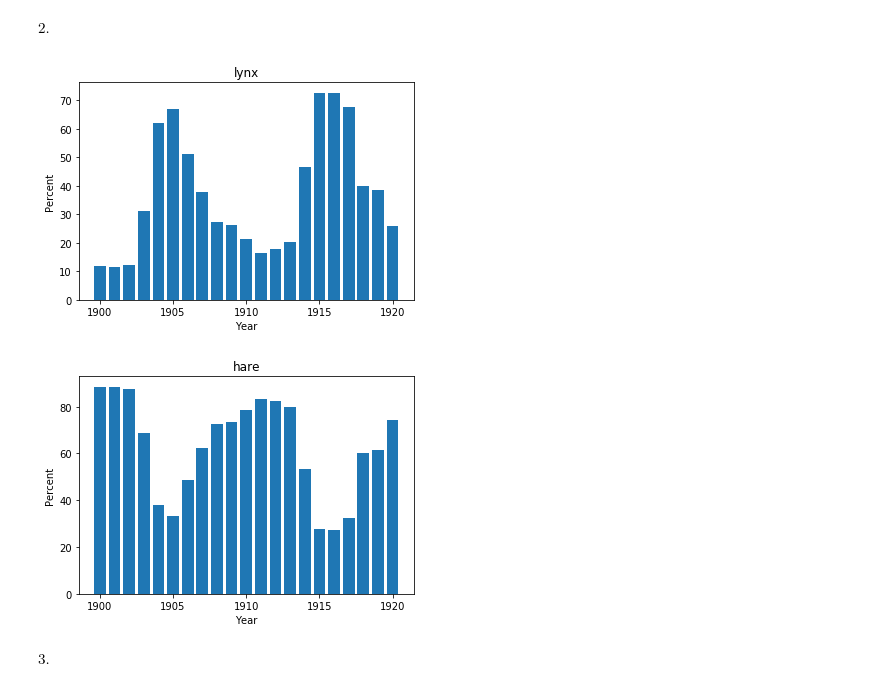
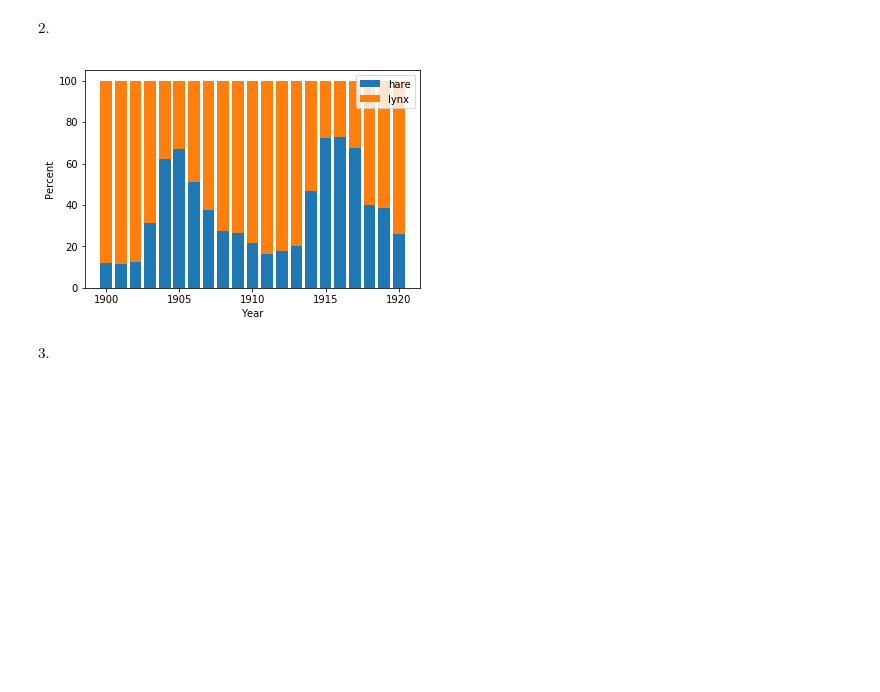
Before and after one commit to Marochenkov/domashka3, a Jupyter notebook: domashka3.ipynb, the cells around one changed output. Drawn from its saved outputs; the diff is of its cells as text; code cells hidden in the pictures; blank space fills up the shorter version.

```diff
--- a/domashka3.ipynb
+++ b/domashka3.ipynb
@@ -21,19 +21,13 @@ $2.$
 # %%
 a = data['lynx'] / (data['lynx'] + data['hare']) * 100
 plt.bar (data['year'], a)
+plt.bar (data['year'], 100-a,  bottom=a)
 plt.xlabel('Year')
 plt.ylabel('Percent')
-plt.title('lynx')
+plt.legend(('hare', 'lynx'))
 plt.show()
-
-plt.bar (data['year'], 100-a)
-plt.xlabel('Year')
-plt.ylabel('Percent')
-plt.title('hare')
-plt.show()
 # %% [output]
-[figure, old version]
+[figure, new version]
-[figure, removed]
 # %% [markdown]
 $3.$
 # %%
```
